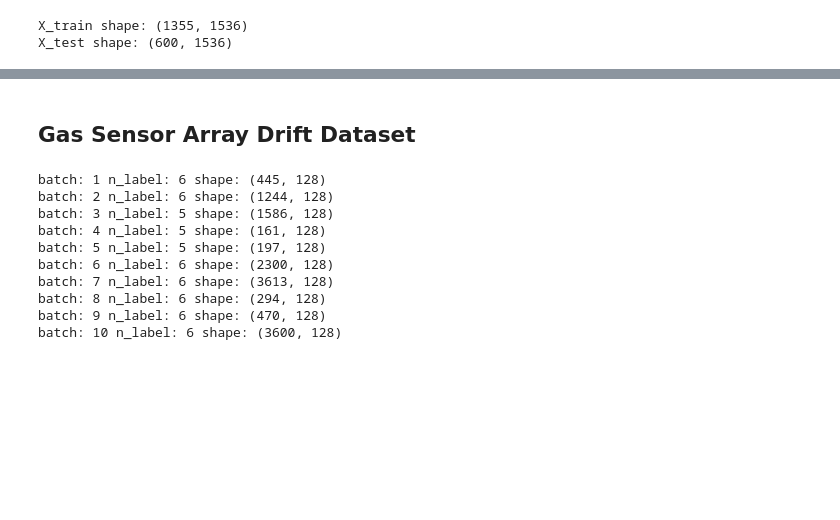
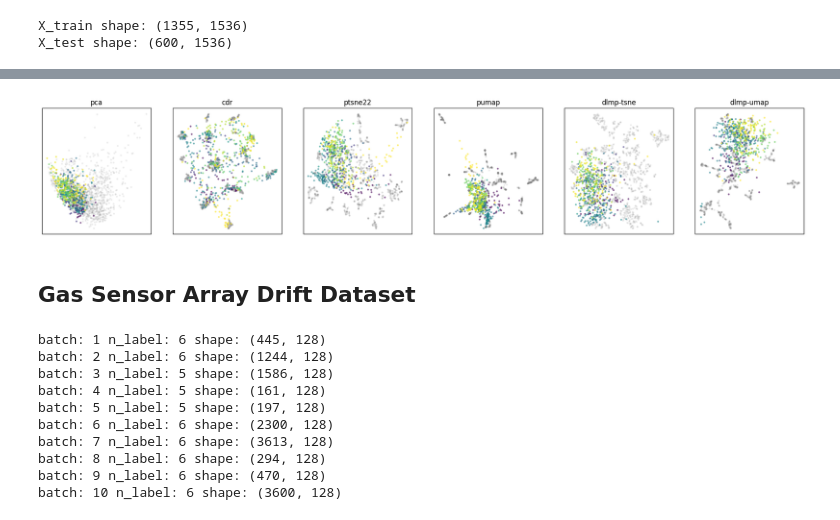
Before and after one commit to Kpure1000/OOS-DR-Benchmark, a Jupyter notebook: gen_truth.ipynb, the cells around one changed output, grey strips where cells are left out. Drawn from its saved outputs; the diff is of its cells as text; code cells hidden in the pictures; blank space fills up the shorter version.

```diff
--- a/gen_truth.ipynb
+++ b/gen_truth.ipynb
@@ -867,0 +830,25 @@ plt.show()
+# %%
+from methods.methods import *
+import matplotlib.pyplot as plt
+import h5py as h5
+with h5.File(f'datasets/truth/raid_1955.h5', 'r') as f:
+    gE = f['E']
+    gO = f['O']
+    X_train=gE['X0'][:]
+    X_test=gO['X0'][:]
+    y_train=gE['y0'][:]
+    y_test=gO['y0'][:]
+
+from methods.methods import *
+methods_name = ['pca', 'cdr', 'ptsne22', 'pumap', 'dlmp-tsne', 'dlmp-umap']
+methods = Methods(verbose=True)
+
+projects=[]
+
+for method in methods_name:
+    print('method:', method)
+    dr = methods.get(method)
+    dr.fit(X_train)
+    proj_train = dr.transform(X_train)
+    proj_test = dr.transform_oos(X_test)
+    projects.append((proj_train, proj_test))
@@ -868,3 +899,16 @@ plt.show()
+# %%
+ncols = len(methods_name)
+fig, ax = plt.subplots(1, ncols, figsize=(4*ncols, 4))
+for i, (ptrain, ptest) in enumerate(projects):
+    ax[i].scatter(ptrain[:,0],ptrain[:,1],c='gray', s=5, alpha=0.1)
+    ax[i].scatter(ptest[:,0],ptest[:,1],c=y_test, s=5, alpha=0.5)
+    ax[i].set_title(methods_name[i])
+    ax[i].set_xticks([])
+    ax[i].set_yticks([])
+
+plt.show()
+# %% [output]
+[figure, added]
 # %% [markdown]
 ## Gas Sensor Array Drift Dataset
 # %%
```
Also changed, not shown: parts of 12 cells of this notebook.
